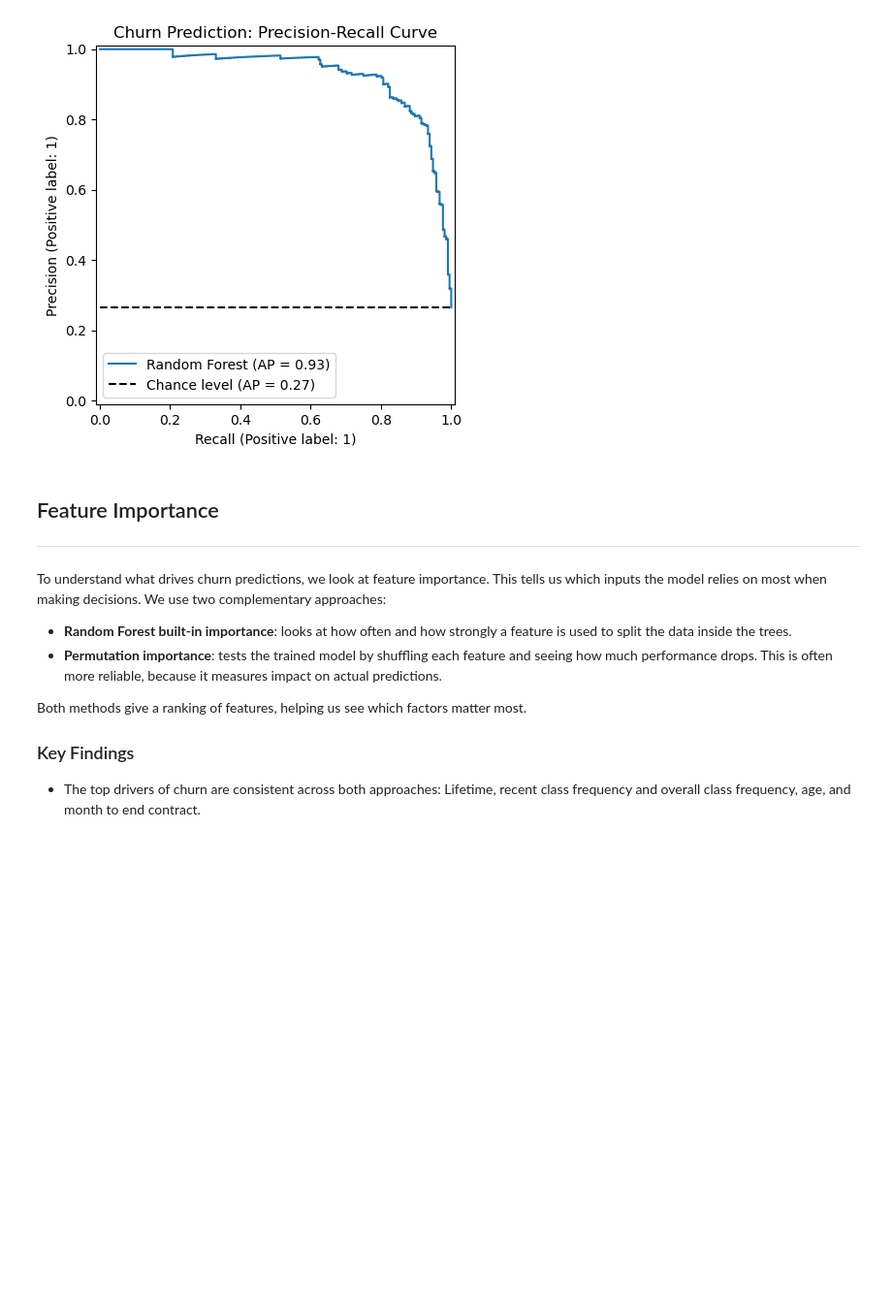
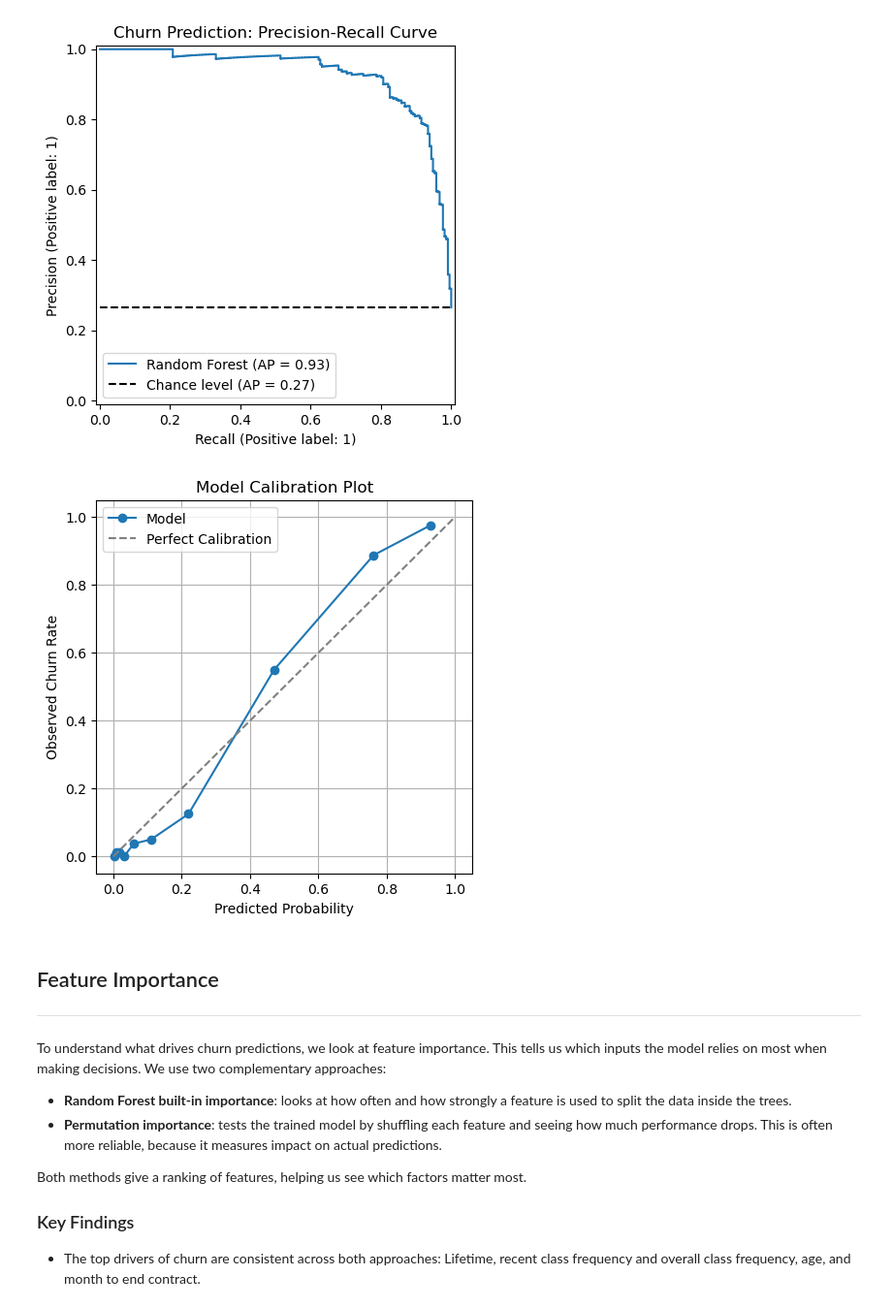
Before and after one commit to dbolotov/data_science_blog, a Jupyter notebook: gym_churn_analysis/gym_churn_analysis.ipynb, the cells around one changed output. Shown: that part at 97% size. Cells and saved outputs as stored; diff of their text form; code cells hidden in the pictures; blank space fills up the shorter version.

```diff
--- a/gym_churn_analysis/gym_churn_analysis.ipynb
+++ b/gym_churn_analysis/gym_churn_analysis.ipynb
@@ -536,6 +522,28 @@ _ = display.ax_.set_title("Churn Prediction: Precision-Recall Curve")
 Model PR-AUC: 0.930 (baseline = 0.265)
 Model ROC-AUC: 0.967 (baseline = 0.500)
 [figure]
+# %%
+# Calculate model bias
+
+# # Get predicted probabilities and actual outcomes
+# y_true = y_test
+# y_prob = y_test_pred_proba
+
+# Bin the predicted probabilities (e.g., into 10 bins)
+prob_true, prob_pred = calibration_curve(y_test, y_test_pred_proba, n_bins=10, strategy='quantile')
+
+# Plot it
+plt.figure(figsize=(5,5))
+plt.plot(prob_pred, prob_true, marker='o', label='Model')
+plt.plot([0, 1], [0, 1], linestyle='--', color='gray', label='Perfect Calibration')
+plt.xlabel('Predicted Probability')
+plt.ylabel('Observed Churn Rate')
+plt.title('Model Calibration Plot')
+plt.legend()
+plt.grid(True)
+plt.show()
+# %% [output]
+[figure, added]
 # %% [markdown]
 ## Feature Importance
 ---
```
Also changed, not shown: parts of 13 cells of this notebook.
